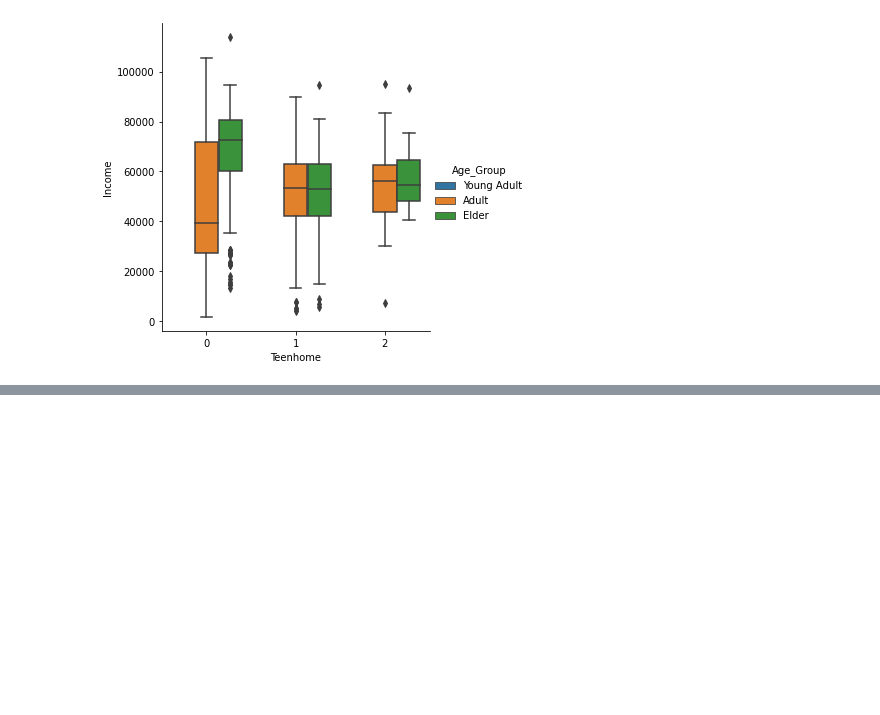
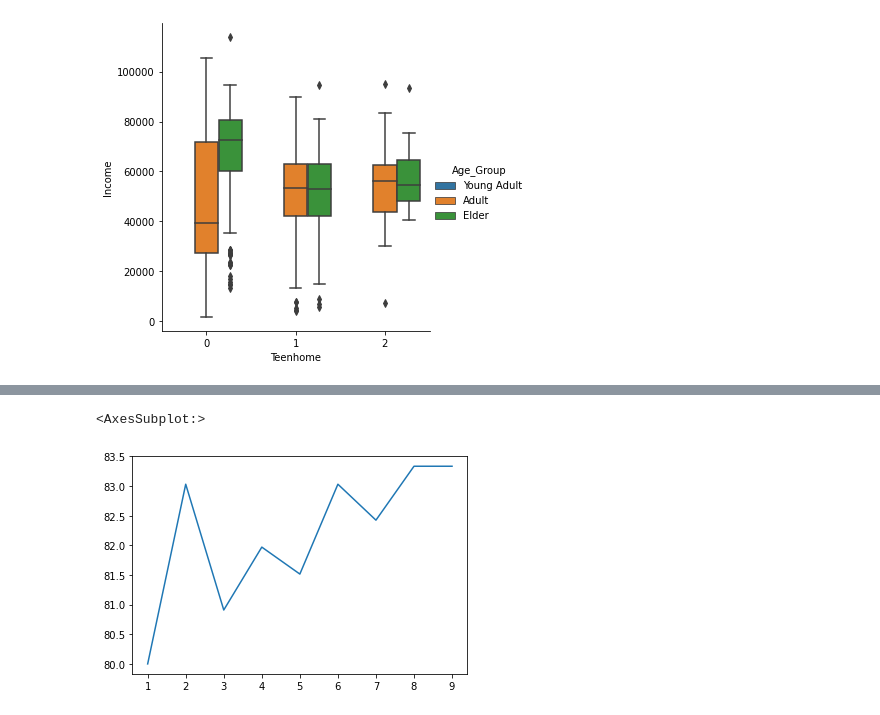
Before and after one commit to barisanik/customer-analysis, a Jupyter notebook: customer-behaviour-analysis.ipynb, the cells around one changed output, grey strips where cells are left out. Drawn from its saved outputs; the diff is of its cells as text; code cells hidden in the pictures; blank space fills up the shorter version.

```diff
--- a/customer-behaviour-analysis.ipynb
+++ b/customer-behaviour-analysis.ipynb
@@ -564,0 +615,25 @@ sns.catplot(data=data, x="Teenhome", y="Income", kind="box", hue="Age_Group")
+# %%
+train, test = train_test_split(data, test_size = 0.3)
+# %%
+train_X = train[['Income','Kidhome','Teenhome']]
+train_y = train.Response
+test_X = test[['Income','Kidhome','Teenhome']]
+test_y = test.Response
+# %%
+neighborList = []
+accuracyList = []
+aucList = []
+for i in range(1,10):
+    model = KNeighborsClassifier(n_neighbors=i)
+    model.fit(train_X,train_y)
+    prediction=model.predict(test_X)
+    accuracy = metrics.accuracy_score(prediction,test_y)*100
+    auc = roc_auc_score(prediction, test_y)
+    neighborList.append(i)
+    accuracyList.append(accuracy)
+    aucList.append(auc)
+# %%
+sns.lineplot(x=neighborList, y=accuracyList)
+# %% [output]
+<AxesSubplot:>
+[figure, added]
```
Also changed, not shown: parts of 8 cells of this notebook.
